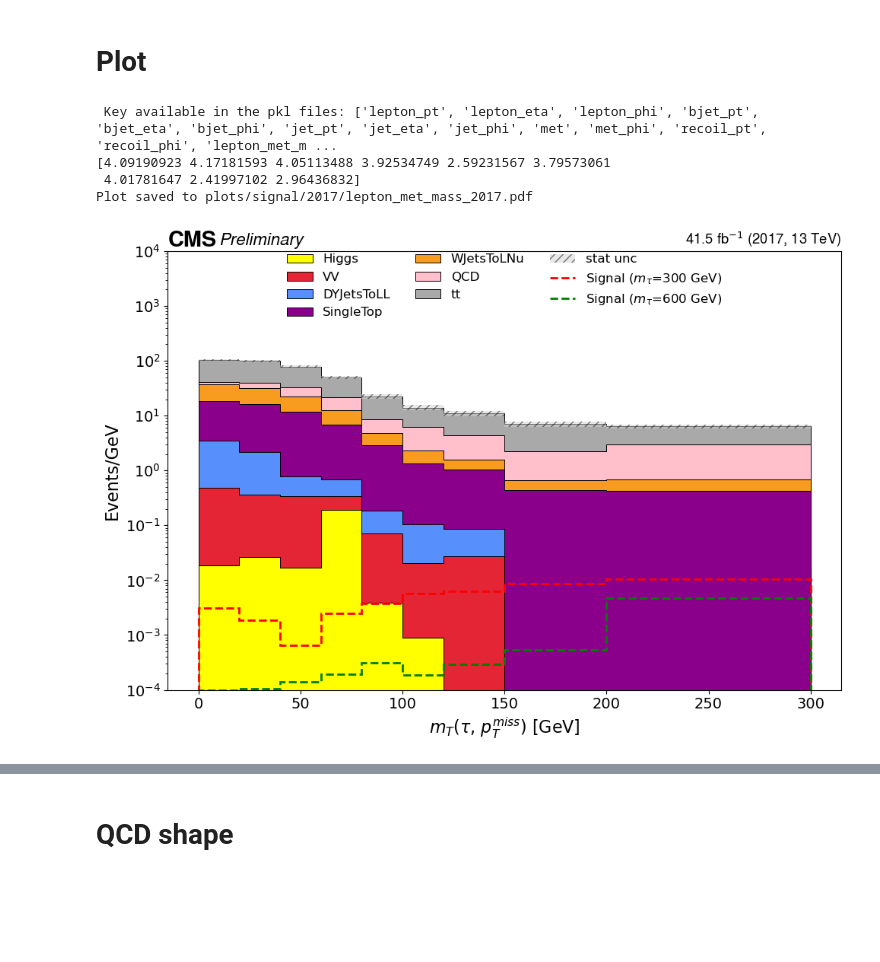
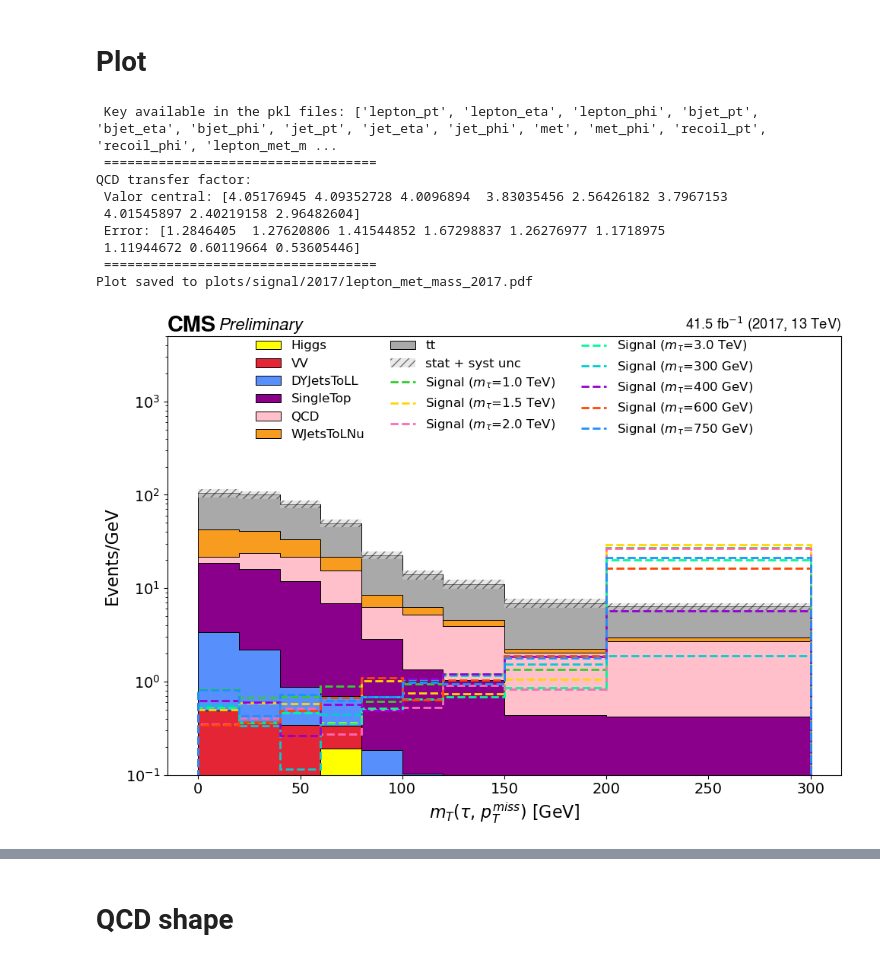
Before and after one commit to jreyesv063/Plotter, a Jupyter notebook: signal.ipynb, the cells around one changed output, grey strips where cells are left out. Saved outputs shown, nothing was run; the diff lists cells and outputs as text; code cells hidden in the pictures; blank space fills up the shorter version.

Commit message:
New plotter

```diff
--- a/signal.ipynb
+++ b/signal.ipynb
@@ -8,7 +8,8 @@ Welcome to JupyROOT 6.30/04
 # General configs
 # --------------------
 year = "2017"
-samples_folder = f"/eos/user/f/florez/WprimePlusB_OutputFiles/New_results/signal/{year}"
+case = "trigger_weights"   # no_weights  trigger_weights;  weighted_ISR
+samples_folder = f"/eos/user/f/florez/WprimePlusB_OutputFiles/Last_results/signal/{case}/{year}"
 output_folder = f"plots/signal/{year}"
 lepton_flavor = "tau"
 control_region = "signal"
@@ -21,6 +22,13 @@ combined_2016 = False
 # --------------------
 merge_jsons_and_pkls = False
 
+
+# ---------------------
+# Include signal samples
+# --------------------
+include_signal_samples = True
+
+
 # -------------------------
 # Stadistical/ Systematic error
 #         and
@@ -29,7 +37,7 @@ merge_jsons_and_pkls = False
 systematic_error = True
 
 stadistical_error_using = "cutflow_raw" #  Cutflow_raw: Eventos sin pesar.
-normalized_to = "sumw"                  # Se puede normalizar a eventos no pesados "raw_initial_nevents" o pesados "sumw; sumw_case_1; sumw_case_1; sumw_case_3
+normalized_to = "sumw_case_3"                  # Se puede normalizar a eventos no pesados "raw_initial_nevents" o pesados "sumw; sumw_case_1; sumw_case_1; sumw_case_3
 
 
 # --------------------------
@@ -42,9 +50,13 @@ root_files_folder = f"{output_folder}/root"
 #    QCD estimation
 # -------------------------
 activate_qcd_data_driven = True
-cr_B_folder = f"/eos/user/f/florez/WprimePlusB_OutputFiles/New_results/qcd_hadronic/cr_b/{year}"
-cr_C_folder = f"/eos/user/f/florez/WprimePlusB_OutputFiles/New_results/qcd_hadronic/cr_c/{year}"
-cr_D_folder = f"/eos/user/f/florez/WprimePlusB_OutputFiles/New_results/qcd_hadronic/cr_d/{year}"
+cr_B_folder = f"/eos/user/f/florez/WprimePlusB_OutputFiles/Last_results/qcd_hadronic_{case}/cr_b/{year}"
+cr_C_folder = f"/eos/user/f/florez/WprimePlusB_OutputFiles/Last_results/qcd_hadronic_{case}/cr_c/{year}"
+cr_D_folder = f"/eos/user/f/florez/WprimePlusB_OutputFiles/Last_results/qcd_hadronic_{case}/cr_d/{year}"
+
+qcd_ratio_integrated = False # True si se quiere calcular el transfer factor con los valores integrados
+qcd_shape = "cr_b"
+qcd_ratio = ["cr_c", "cr_d"] # [Num, Den]
 
 # -------------------------
 #    Signal region
@@ -62,6 +74,8 @@ plotter = Plotter(year = year,
                   combined_2016 = combined_2016,
 
                   merge_samples = merge_jsons_and_pkls,
+
+                  include_signal_samples = include_signal_samples,
 
                   systematic_error = systematic_error,
 
@@ -78,5 +92,9 @@ plotter = Plotter(year = year,
 
                   is_SR = is_signal,
                   signal_superposition = signal_superposition,
+
+                  qcd_shape = qcd_shape,
+                  qcd_ratio = qcd_ratio,   # cr_c/cr_d
+                  qcd_ratio_integrated = qcd_ratio_integrated
                  )
 # %% [output]
@@ -149,27 +180,34 @@ table_report
 # %%
 variable = "lepton_met_mass"
 binning = [0, 20, 40, 60, 80, 100, 120, 150, 200, 300]
 overflow = True
 underflow = True
 
 divided_GeV = True
 log_scale = True
 
 main_bgr = "tt"
 sf_bgr = 1.0
 
-y_axis_range = (0.0001, 10000)
+y_axis_range = (0.1, 5000)
 ratio_plot_limits = (0.5, 1.5)
 
 histos, group = plotter.get_plot_report(distribution = variable,
                         divided_GeV =divided_GeV, log = log_scale,
                         overflow = overflow, underflow = underflow,
                         main_bgr = main_bgr , sf_bgr = sf_bgr,
                         y_axis = y_axis_range, ratio_limits = ratio_plot_limits,
                         binning_hist = binning)
+
+plotter.event_table_by_bin()
 # %% [output]
  Key available in the pkl files: ['lepton_pt', 'lepton_eta', 'lepton_phi', 'bjet_pt', 'bjet_eta', 'bjet_phi', 'jet_pt', 'jet_eta', 'jet_phi', 'met', 'met_phi', 'recoil_pt', 'recoil_phi', 'lepton_met_m ...
-[4.09190923 4.17181593 4.05113488 3.92534749 2.59231567 3.79573061
- 4.01781647 2.41997102 2.96436832]
+ ===================================
+QCD transfer factor:
+ Valor central: [4.05176945 4.09352728 4.0096894  3.83035456 2.56426182 3.7967153
+ 4.01545897 2.40219158 2.96482604]
+ Error: [1.2846405  1.27620806 1.41544852 1.67298837 1.26276977 1.1718975
+ 1.11944672 0.60119664 0.53605446]
+ ===================================
 Plot saved to plots/signal/2017/lepton_met_mass_2017.pdf
-[figure, old version]
+[figure, new version]
```
Also changed, not shown: parts of 37 cells of this notebook, 27 other files.
